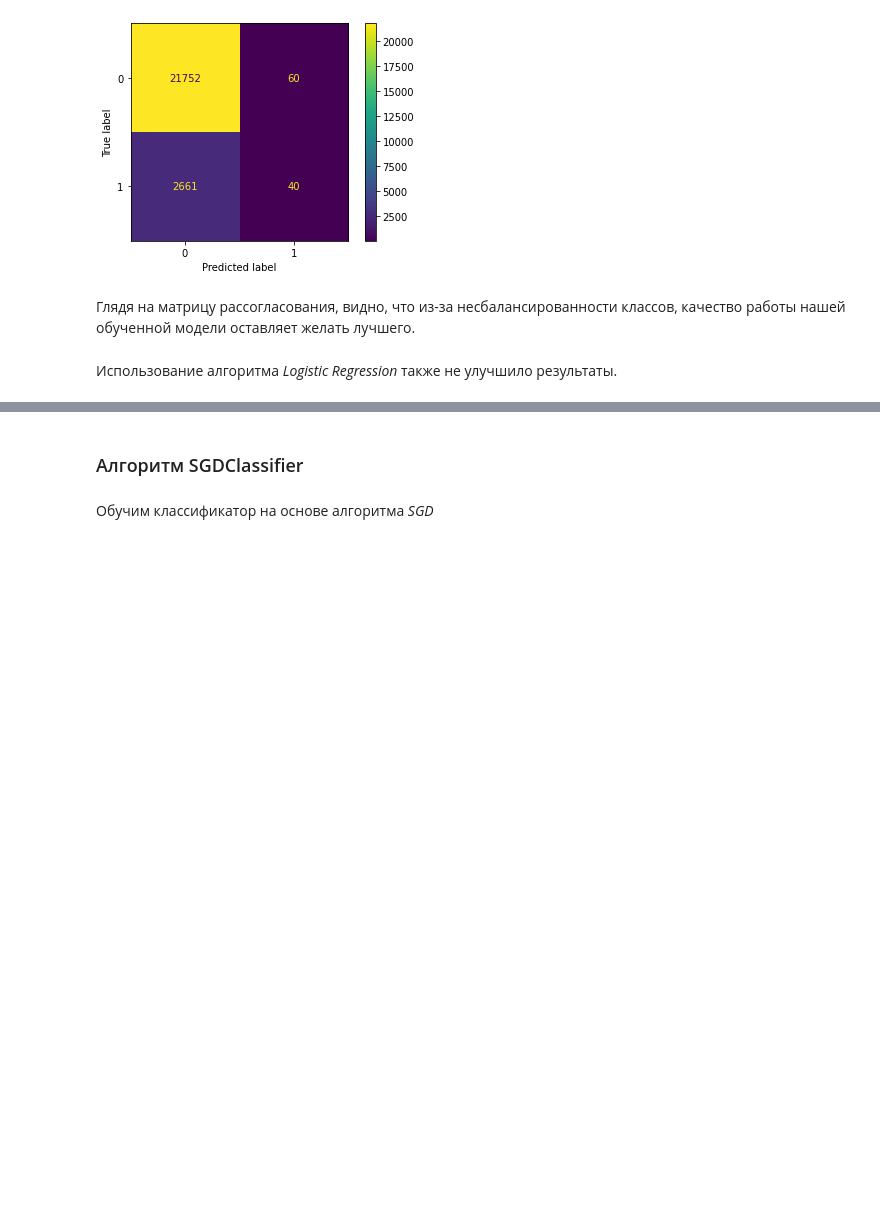
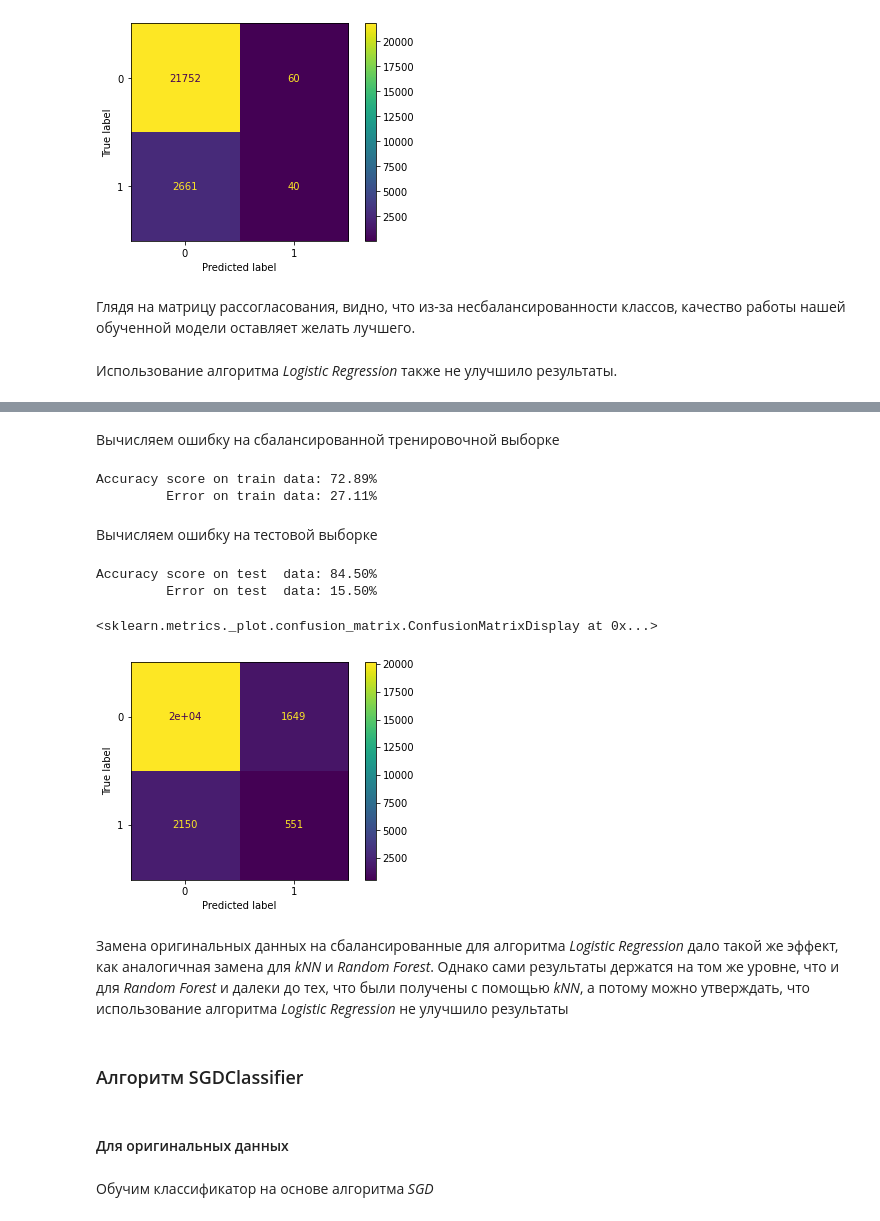
Before and after one commit to AlibekovMurad5202/ML, a Jupyter notebook: notebooks/experiments.ipynb, the cells around one changed output, grey strips where cells are left out. Cells and saved outputs as stored; diff of their text form; code cells hidden in the pictures; blank space fills up the shorter version.

```diff
--- a/notebooks/Lab_01_(kNN).ipynb
+++ b/notebooks/experiments.ipynb
@@ -1083,0 +1213,4 @@ plot_confusion_matrix(lr_model, X_test, y_test)
+# %%
+%%time
+lr_model_bal = LogisticRegression(solver='newton-cg')
+lr_model_bal.fit(X_train_bal, y_train_bal)
@@ -1084,5 +1221,32 @@ plot_confusion_matrix(lr_model, X_test, y_test)
+# %% [markdown]
+Вычисляем ошибку на сбалансированной тренировочной выборке
+# %%
+y_train_pred = lr_model_bal.predict(X_train_bal)
+print('Accuracy score on train data: {:.2f}%'.format(100 * accuracy_score(y_train_bal, y_train_pred)))
+print('         Error on train data: {:.2f}%'.format(100 * np.mean(y_train_bal != y_train_pred)))
+# %% [output]
+Accuracy score on train data: 72.89%
+         Error on train data: 27.11%
+# %% [markdown]
+Вычисляем ошибку на тестовой выборке
+# %%
+y_test_pred = lr_model_bal.predict(X_test)
+print('Accuracy score on test  data: {:.2f}%'.format(100 * accuracy_score(y_test,  y_test_pred)))
+print('         Error on test  data: {:.2f}%'.format(100 * np.mean(y_test != y_test_pred)))
+# %% [output]
+Accuracy score on test  data: 84.50%
+         Error on test  data: 15.50%
+# %%
+plot_confusion_matrix(lr_model_bal, X_test, y_test)
+# %% [output]
+<sklearn.metrics._plot.confusion_matrix.ConfusionMatrixDisplay at 0x...>
+[figure, added]
+# %% [markdown]
+Замена оригинальных данных на сбалансированные для алгоритма _Logistic Regression_ дало такой же эффект, как аналогичная замена для _kNN_ и _Random Forest_. Однако сами результаты держатся на том же уровне, что и для _Random Forest_ и далеки до тех, что были получены с помощью _kNN_, а потому можно утверждать, что использование алгоритма _Logistic Regression_ не улучшило результаты
 # %% [markdown]
 ### Алгоритм SGDClassifier
+# %% [markdown]
+#### Для оригинальных данных
 # %% [markdown]
 Обучим классификатор на основе алгоритма _SGD_
 # %%
```
Also changed, not shown: parts of 116 cells of this notebook.
